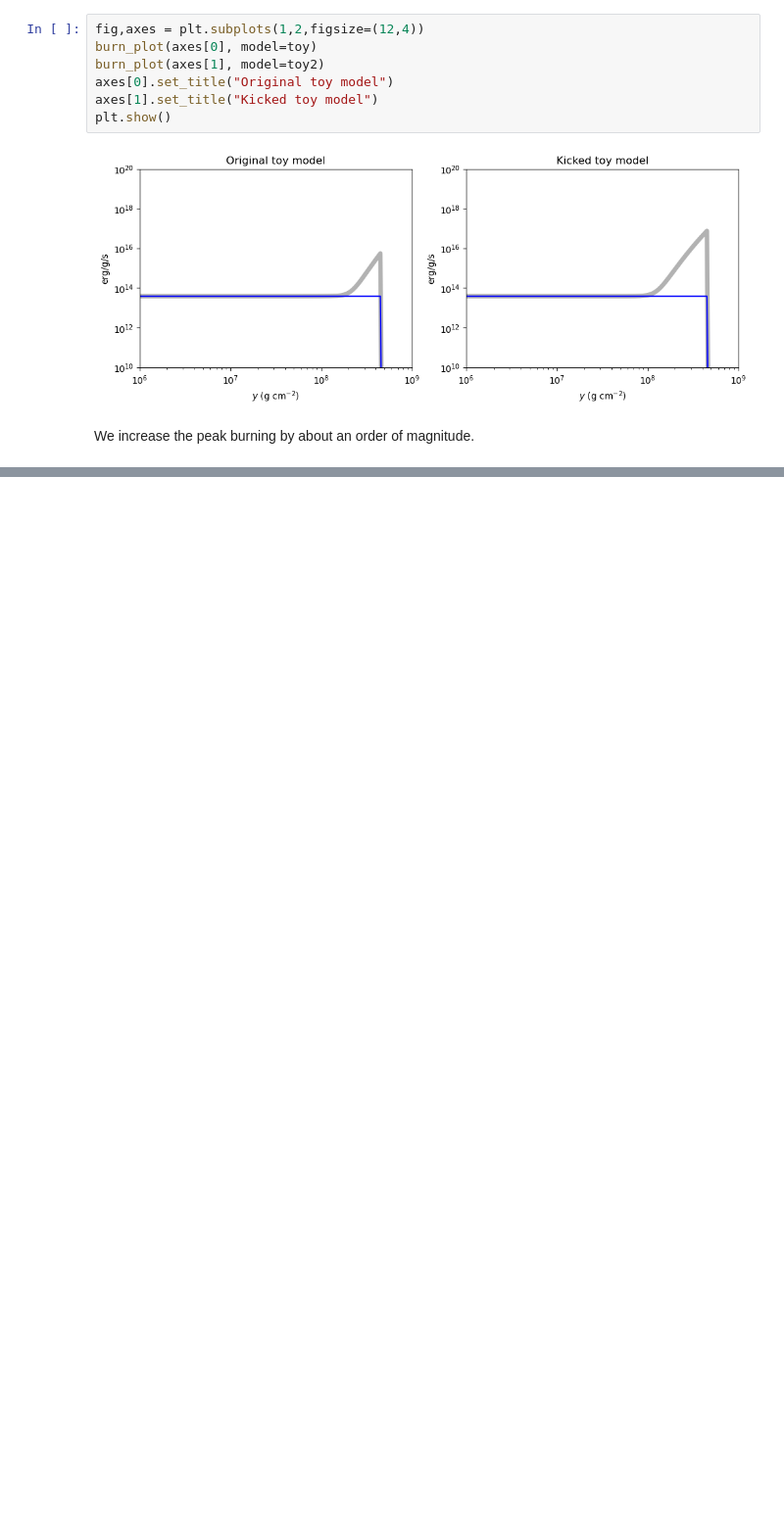
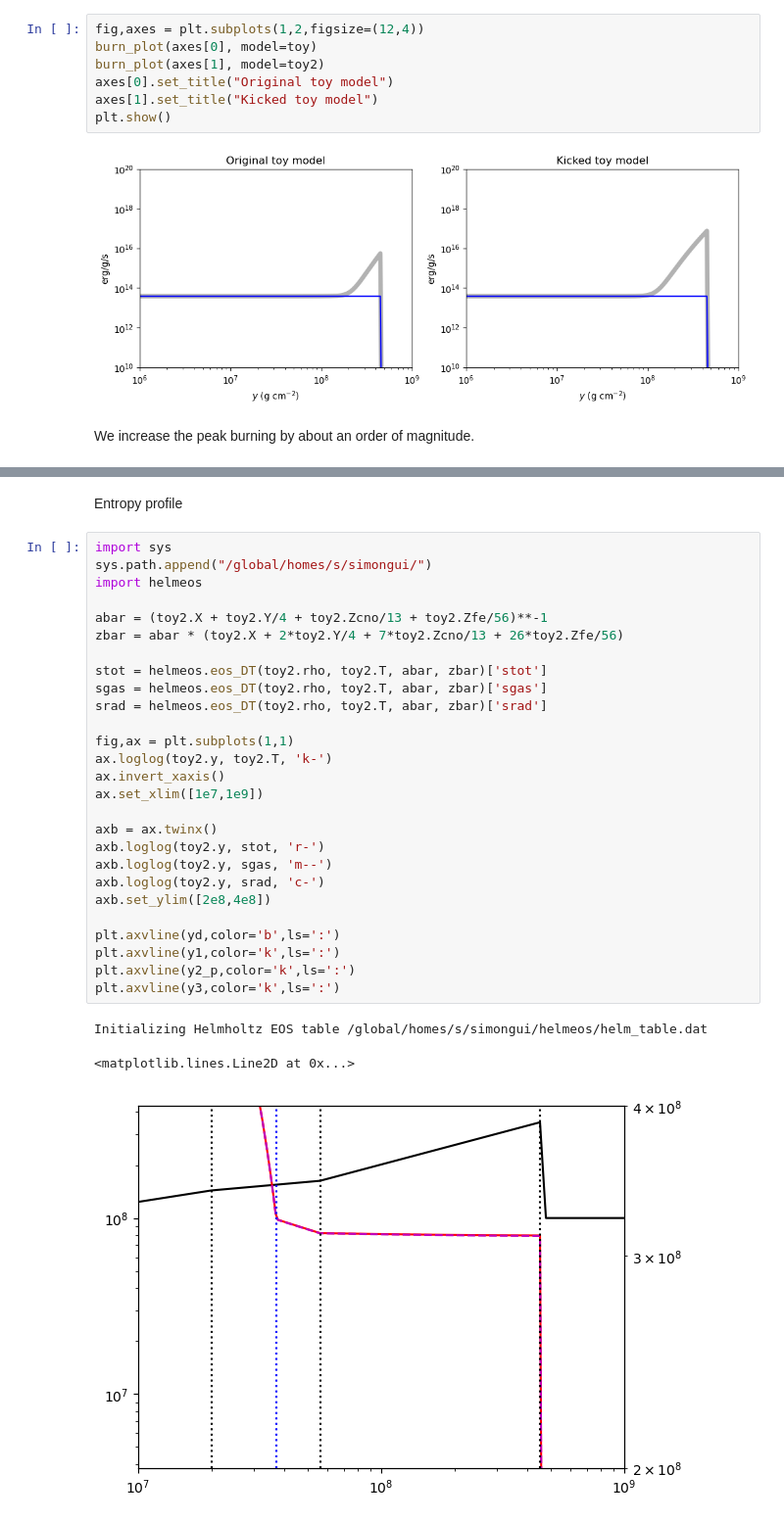
Before and after one commit to AMReX-Astro/MAESTROeX, a Jupyter notebook: Exec/science/xrb_layered/create_initial_model/Initial_Model.ipynb, the cells around one changed output, grey strips where cells are left out. Shown at 98% size. Saved outputs shown, nothing was run; the diff lists cells and outputs as text; blank space fills up the shorter version.

```diff
--- a/Exec/science/xrb_layered/create_initial_model/Initial_Model.ipynb
+++ b/Exec/science/xrb_layered/create_initial_model/Initial_Model.ipynb
@@ -534,0 +573,33 @@ We increase the peak burning by about an order of magnitude.
+# %% [markdown]
+Entropy profile
+# %%
+import sys
+sys.path.append("/global/homes/s/simongui/")
+import helmeos
+
+abar = (toy2.X + toy2.Y/4 + toy2.Zcno/13 + toy2.Zfe/56)**-1
+zbar = abar * (toy2.X + 2*toy2.Y/4 + 7*toy2.Zcno/13 + 26*toy2.Zfe/56)
+
+stot = helmeos.eos_DT(toy2.rho, toy2.T, abar, zbar)['stot']
+sgas = helmeos.eos_DT(toy2.rho, toy2.T, abar, zbar)['sgas']
+srad = helmeos.eos_DT(toy2.rho, toy2.T, abar, zbar)['srad']
+
+fig,ax = plt.subplots(1,1)
+ax.loglog(toy2.y, toy2.T, 'k-')
+ax.invert_xaxis()
+ax.set_xlim([1e7,1e9])
+
+axb = ax.twinx()
+axb.loglog(toy2.y, stot, 'r-')
+axb.loglog(toy2.y, sgas, 'm--')
+axb.loglog(toy2.y, srad, 'c-')
+axb.set_ylim([2e8,4e8])
+
+plt.axvline(yd,color='b',ls=':')
+plt.axvline(y1,color='k',ls=':')
+plt.axvline(y2_p,color='k',ls=':')
+plt.axvline(y3,color='k',ls=':')
+# %% [output]
+Initializing Helmholtz EOS table /global/homes/s/simongui/helmeos/helm_table.dat
+<matplotlib.lines.Line2D at 0x...>
+[figure, added]
```
Also changed, not shown: parts of 5 cells of this notebook, 32 other files.
